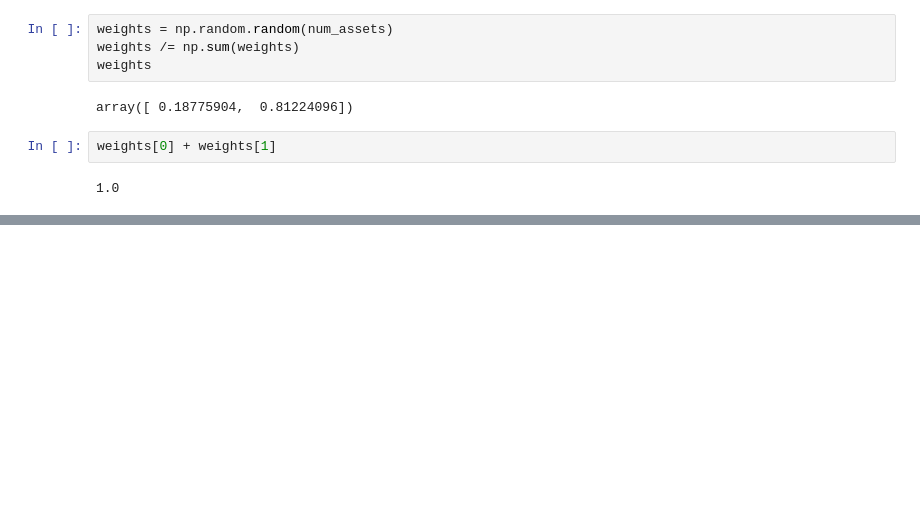
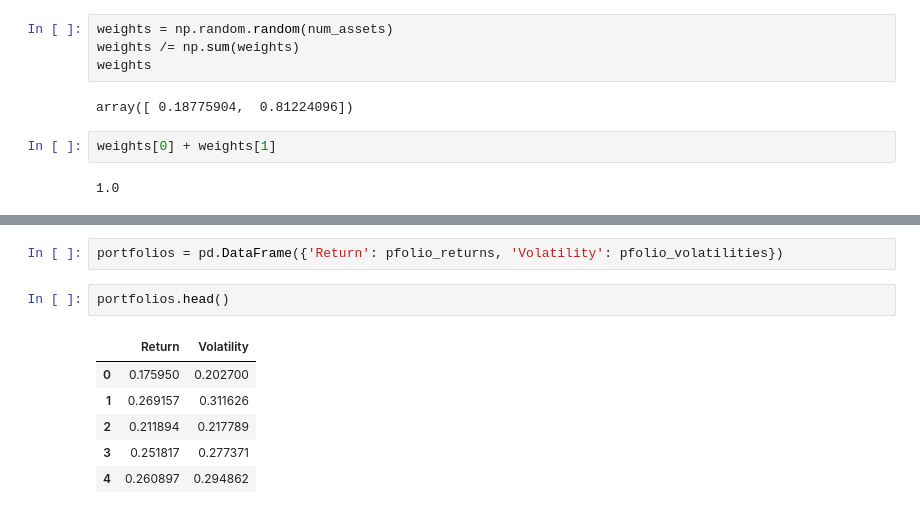
Before and after one commit to takuoyoneda/python-for-finance, a Jupyter notebook: python_for_finance/4 Markowitz Portfolio Optimization.ipynb, the cells around one changed output, grey strips where cells are left out. Saved outputs shown, nothing was run; the diff lists cells and outputs as text; blank space fills up the shorter version.

```diff
--- a/python_for_finance/4 Markowitz Portfolio Optimization.ipynb
+++ b/python_for_finance/4 Markowitz Portfolio Optimization.ipynb
@@ -72,0 +152,11 @@ weights[0] + weights[1]
+# %%
+portfolios = pd.DataFrame({'Return': pfolio_returns, 'Volatility': pfolio_volatilities})
+# %%
+portfolios.head()
+# %% [output]
+|  | Return | Volatility |
+| 0 | 0.175950 | 0.202700 |
+| 1 | 0.269157 | 0.311626 |
+| 2 | 0.211894 | 0.217789 |
+| 3 | 0.251817 | 0.277371 |
+| 4 | 0.260897 | 0.294862 |
```
Also changed, not shown: parts of 10 cells of this notebook.
